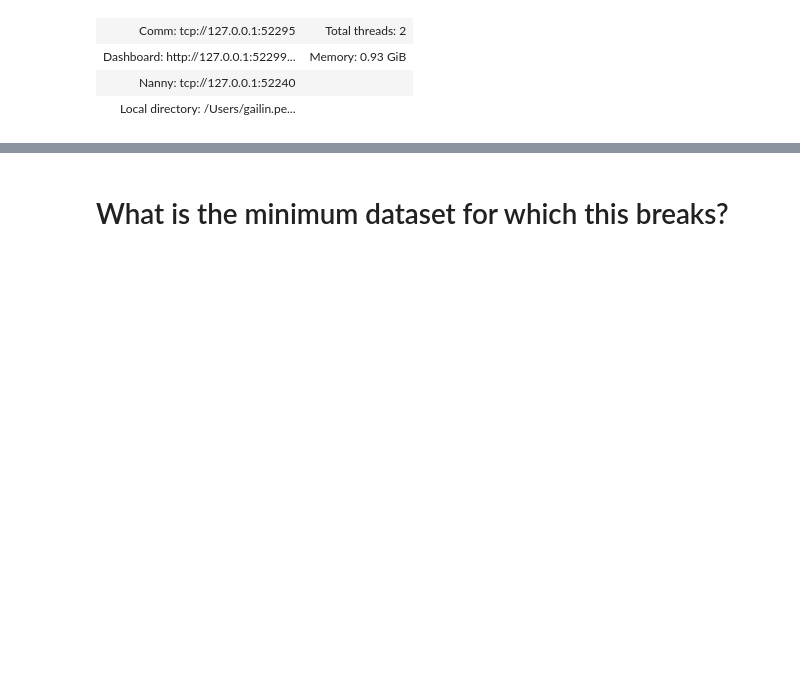
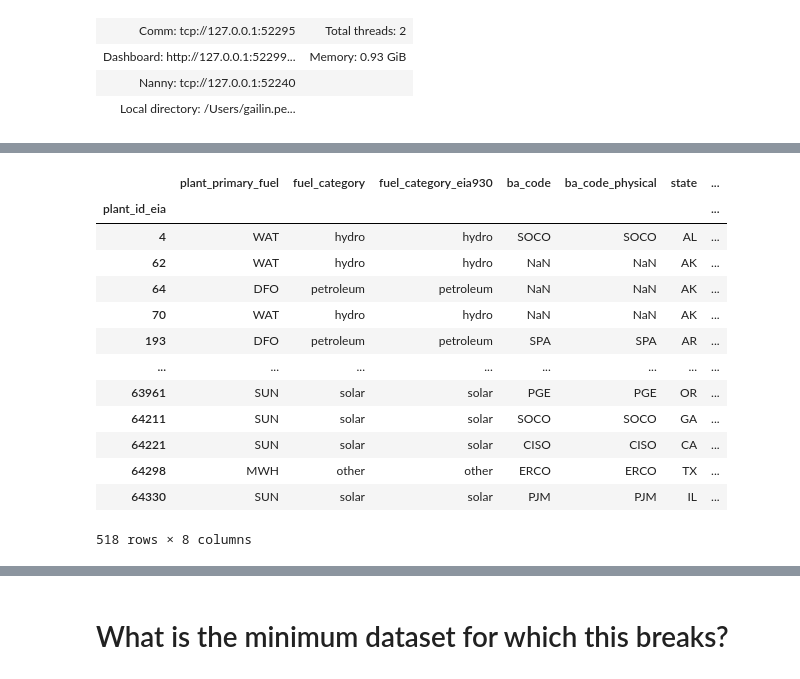
Before and after one commit to catalyst-cooperative/open-grid-emissions, a Jupyter notebook: notebooks/test_dask.ipynb, the cells around one changed output, grey strips where cells are left out. Saved outputs shown, nothing was run; the diff lists cells and outputs as text; code cells hidden in the pictures; blank space fills up the shorter version.

```diff
--- a/notebooks/test_dask.ipynb
+++ b/notebooks/test_dask.ipynb
@@ -91,0 +124,19 @@ Computing before returning
+# %%
+indexed_plants = plant_static_attributes.set_index("plant_id_eia")
+# %%
+indexed_plants
+# %% [output]
+|  | plant_primary_fuel | fuel_category | fuel_category_eia930 | ba_code | ba_code_physical | state | ... |
+| plant_id_eia |  |  |  |  |  |  | ... |
+| 4 | WAT | hydro | hydro | SOCO | SOCO | AL | ... |
+| 62 | WAT | hydro | hydro | NaN | NaN | AK | ... |
+| 64 | DFO | petroleum | petroleum | NaN | NaN | AK | ... |
+| 70 | WAT | hydro | hydro | NaN | NaN | AK | ... |
+| 193 | DFO | petroleum | petroleum | SPA | SPA | AR | ... |
+| ... | ... | ... | ... | ... | ... | ... | ... |
+| 63961 | SUN | solar | solar | PGE | PGE | OR | ... |
+| 64211 | SUN | solar | solar | SOCO | SOCO | GA | ... |
+| 64221 | SUN | solar | solar | CISO | CISO | CA | ... |
+| 64298 | MWH | other | other | ERCO | ERCO | TX | ... |
+| 64330 | SUN | solar | solar | PJM | PJM | IL | ... |
+518 rows × 8 columns
```
Also changed, not shown: parts of 16 cells of this notebook, 3 other files.
